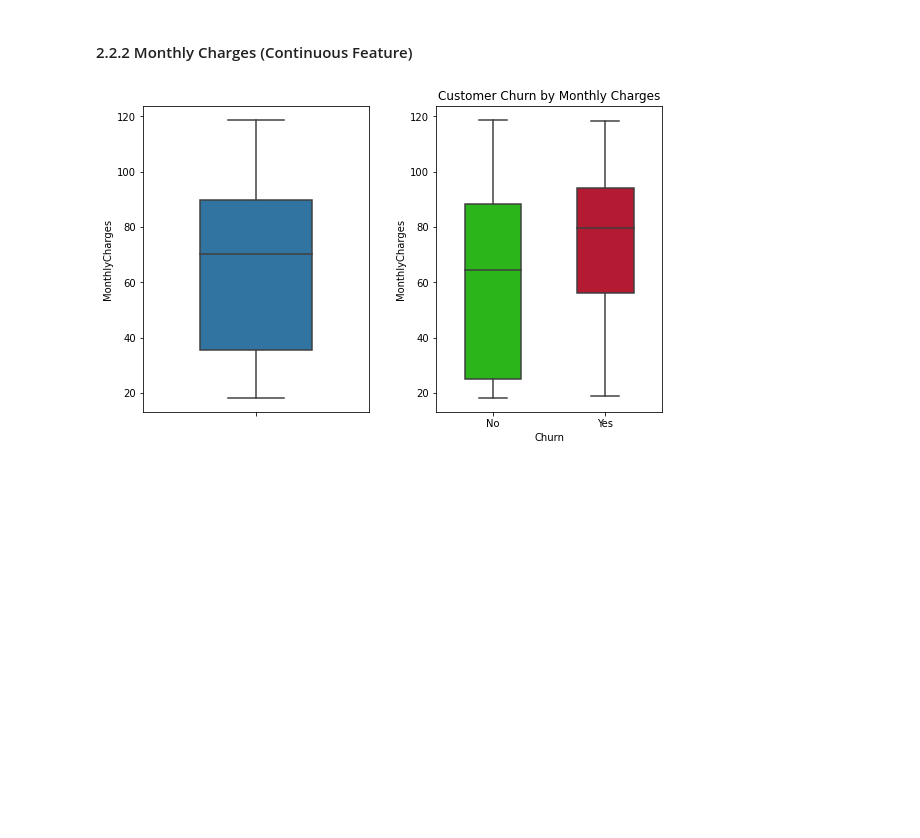
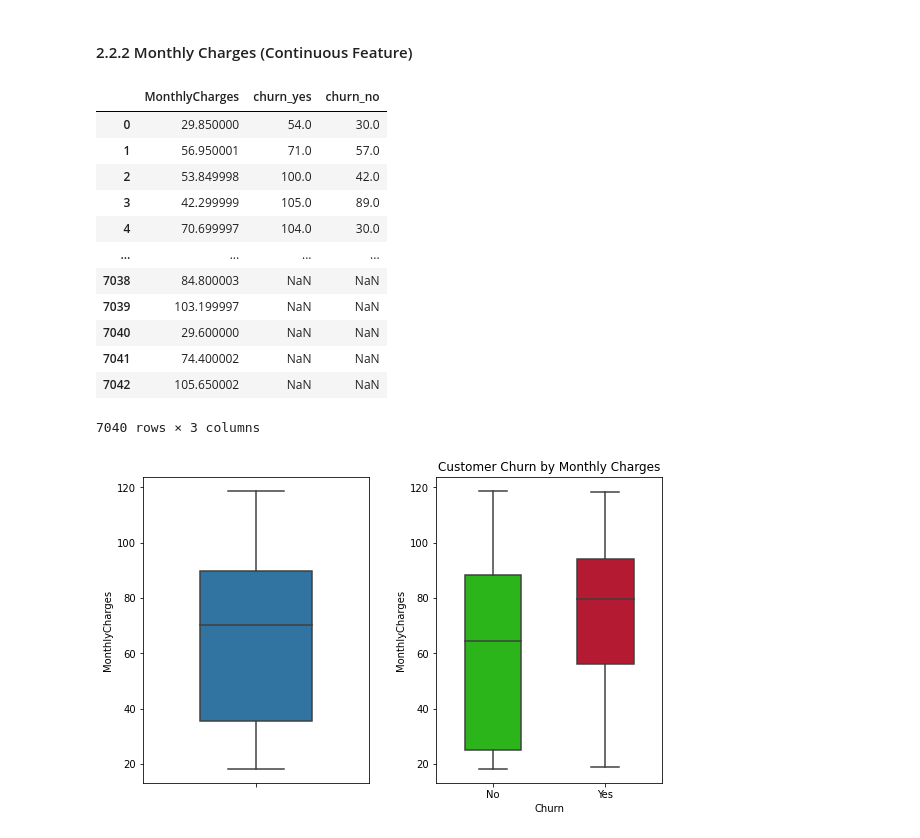
Before and after one commit to muhammadrifki1992/Project, a Jupyter notebook: Telco_Cust_Churn-EDA.ipynb, the cells around one changed output. Saved outputs shown, nothing was run; the diff lists cells and outputs as text; code cells hidden in the pictures; blank space fills up the shorter version.

```diff
--- a/Telco_Cust_Churn-EDA.ipynb
+++ b/Telco_Cust_Churn-EDA.ipynb
@@ -455,6 +456,22 @@ mcc_y = df1[df1.Churn=='Yes'].MonthlyCharges.reset_index(drop=True).round().asty
 mcc_n = df1[df1.Churn=='No'].MonthlyCharges.reset_index(drop=True).round().astype(int)
 mcc = pd.concat([df1.MonthlyCharges, mcc_y, mcc_n], axis=1)
 mcc.columns = ['MonthlyCharges', 'churn_yes', 'churn_no']
+# %%
+mcc
+# %% [output]
+|  | MonthlyCharges | churn_yes | churn_no |
+| 0 | 29.850000 | 54.0 | 30.0 |
+| 1 | 56.950001 | 71.0 | 57.0 |
+| 2 | 53.849998 | 100.0 | 42.0 |
+| 3 | 42.299999 | 105.0 | 89.0 |
+| 4 | 70.699997 | 104.0 | 30.0 |
+| ... | ... | ... | ... |
+| 7038 | 84.800003 | NaN | NaN |
+| 7039 | 103.199997 | NaN | NaN |
+| 7040 | 29.600000 | NaN | NaN |
+| 7041 | 74.400002 | NaN | NaN |
+| 7042 | 105.650002 | NaN | NaN |
+7040 rows × 3 columns
 # %%
 #Boxes Plot
 fig, axs = plt.subplots(1, 2, figsize=(8, 5))
```
Also changed, not shown: parts of 34 cells of this notebook.
